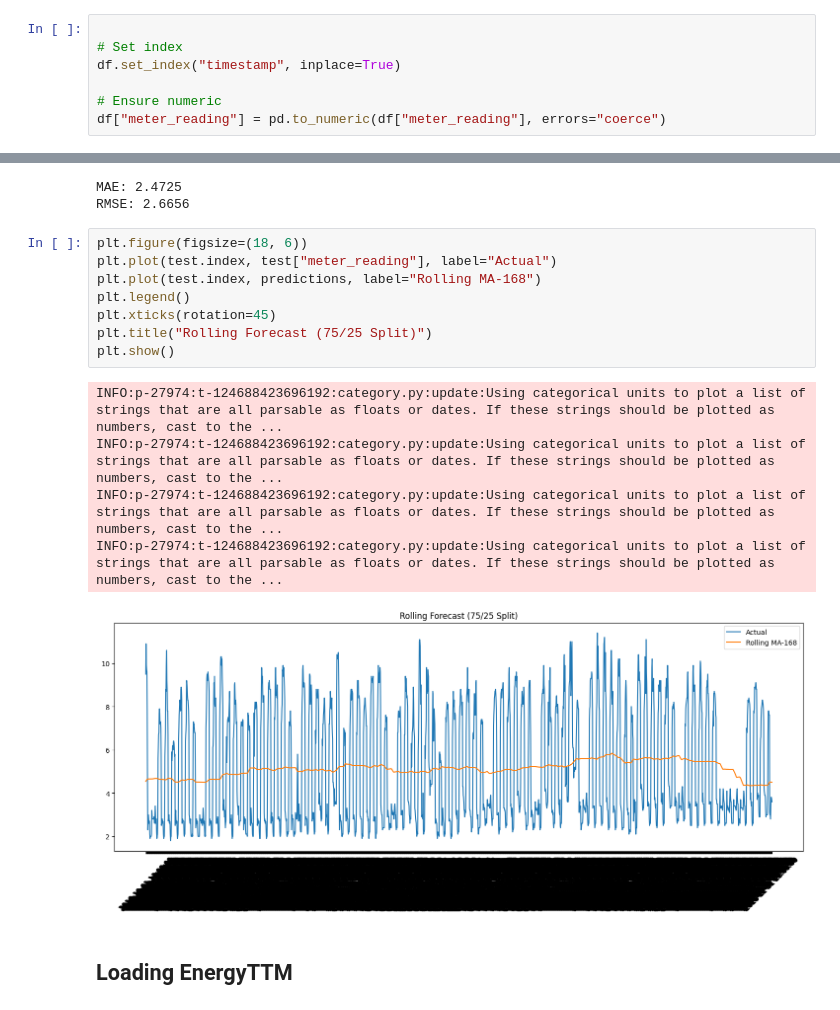
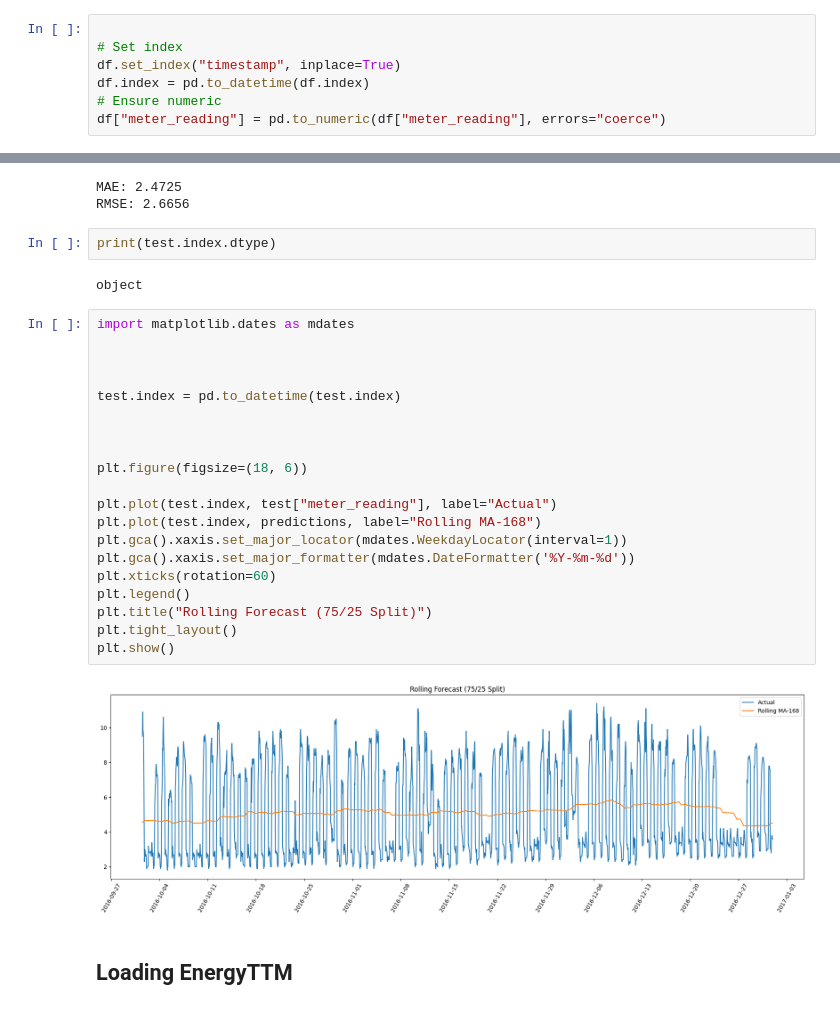
Before and after one commit to srivnaman/EnergyFM, a Jupyter notebook: Notebooks/energy-TTM-finetuning.ipynb, the cells around one changed output, grey strips where cells are left out. Cells and saved outputs as stored; diff of their text form.

```diff
--- a/Notebooks/energy-TTM-finetuning.ipynb
+++ b/Notebooks/energy-TTM-finetuning.ipynb
@@ -65,7 +64,7 @@ df.head()
 
 # Set index
 df.set_index("timestamp", inplace=True)
-
+df.index = pd.to_datetime(df.index)
 # Ensure numeric
 df["meter_reading"] = pd.to_numeric(df["meter_reading"], errors="coerce")
 # %%
@@ -135,20 +144,32 @@ print(f"RMSE: {rmse:.4f}")
 # %% [output]
 MAE: 2.4725
 RMSE: 2.6656
+# %%
+print(test.index.dtype)
+# %% [output]
+object
 # %%
+import matplotlib.dates as mdates
+
+
+
+test.index = pd.to_datetime(test.index)
+
+
+
 plt.figure(figsize=(18, 6))
+
 plt.plot(test.index, test["meter_reading"], label="Actual")
 plt.plot(test.index, predictions, label="Rolling MA-168")
+plt.gca().xaxis.set_major_locator(mdates.WeekdayLocator(interval=1))
+plt.gca().xaxis.set_major_formatter(mdates.DateFormatter('%Y-%m-%d'))
+plt.xticks(rotation=60)
 plt.legend()
-plt.xticks(rotation=45)
 plt.title("Rolling Forecast (75/25 Split)")
+plt.tight_layout()
 plt.show()
 # %% [output]
-INFO:p-27974:t-124688423696192:category.py:update:Using categorical units to plot a list of strings that are all parsable as floats or dates. If these strings should be plotted as numbers, cast to the ...
-INFO:p-27974:t-124688423696192:category.py:update:Using categorical units to plot a list of strings that are all parsable as floats or dates. If these strings should be plotted as numbers, cast to the ...
-INFO:p-27974:t-124688423696192:category.py:update:Using categorical units to plot a list of strings that are all parsable as floats or dates. If these strings should be plotted as numbers, cast to the ...
-INFO:p-27974:t-124688423696192:category.py:update:Using categorical units to plot a list of strings that are all parsable as floats or dates. If these strings should be plotted as numbers, cast to the ...
-[figure, old version]
+[figure, new version]
 # %% [markdown]
 ## Loading EnergyTTM
 # %%
```
Also changed, not shown: parts of 4 cells of this notebook, 4 other files.
